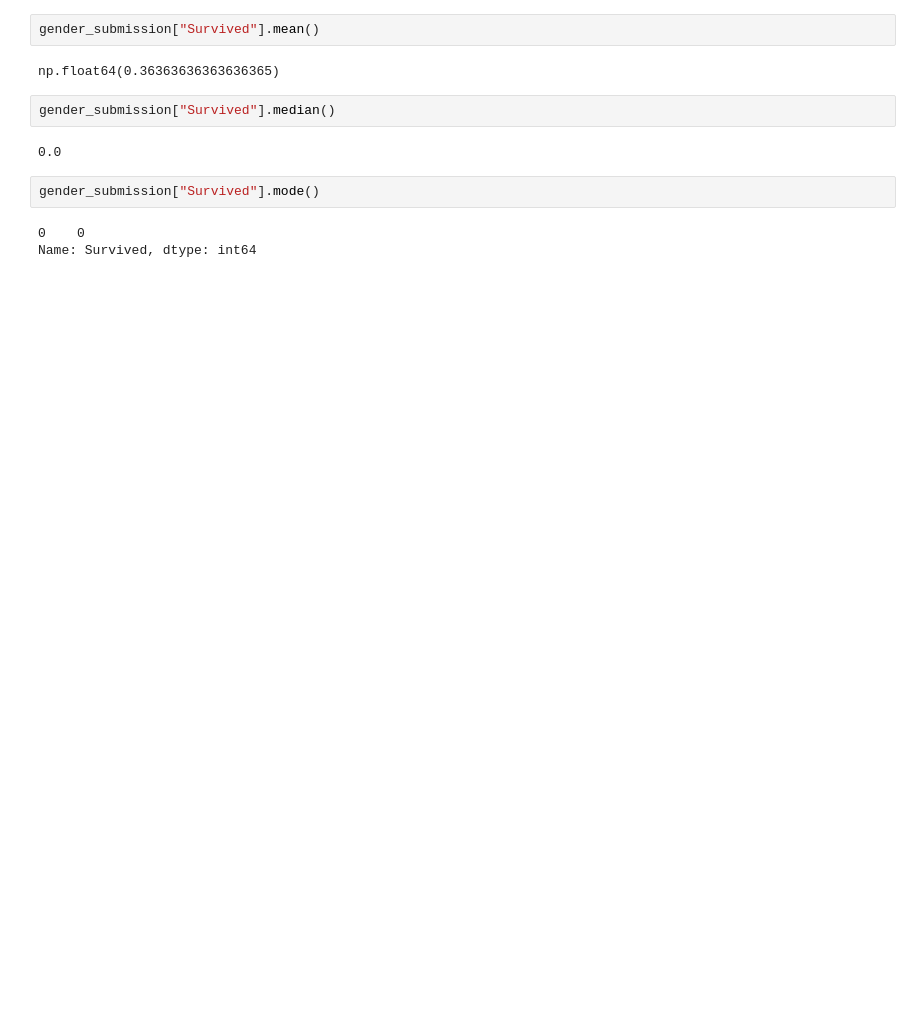
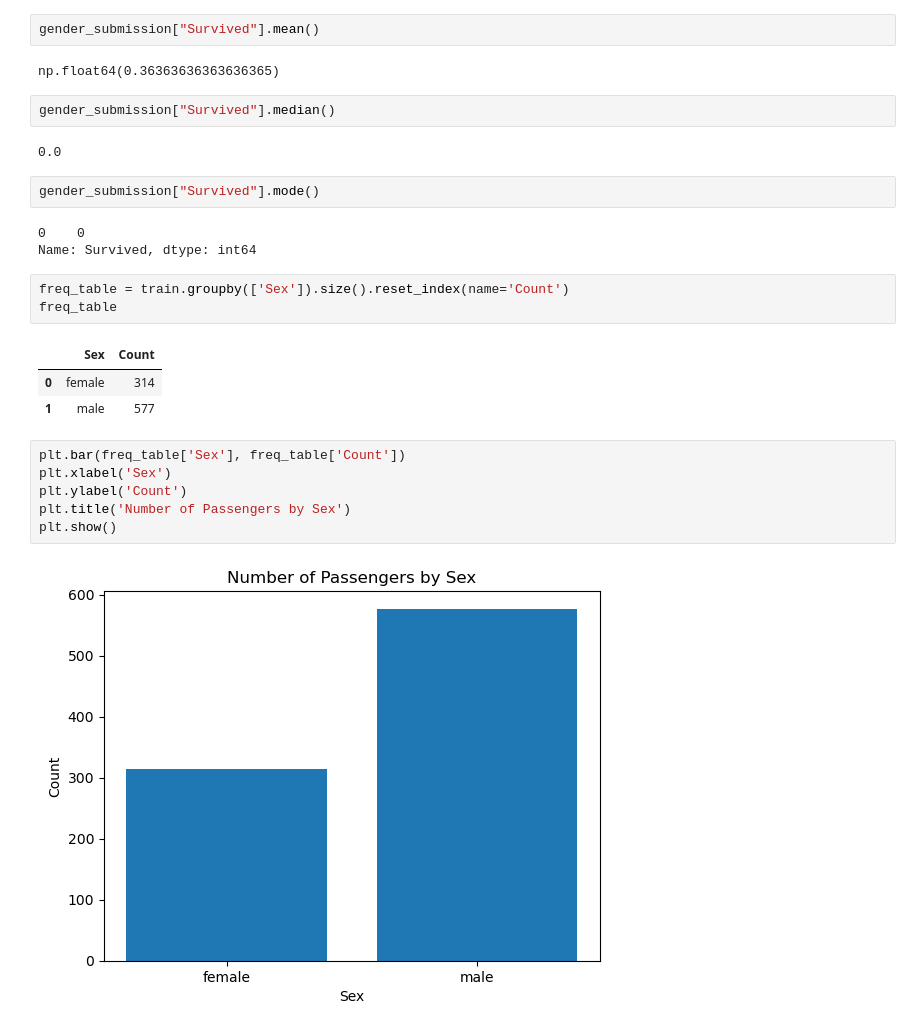
Before and after one commit to faithbitengo5-dot/Titanic_Prediction, a Jupyter notebook: Titanic.ipynb, the cells around one changed output. Saved outputs shown, nothing was run; the diff lists cells and outputs as text; blank space fills up the shorter version.

```diff
--- a/Titanic.ipynb
+++ b/Titanic.ipynb
@@ -166,3 +166,18 @@ gender_submission["Survived"].mode()
 # %% [output]
 0    0
 Name: Survived, dtype: int64
+# %%
+freq_table = train.groupby(['Sex']).size().reset_index(name='Count')
+freq_table
+# %% [output]
+|  | Sex | Count |
+| 0 | female | 314 |
+| 1 | male | 577 |
+# %%
+plt.bar(freq_table['Sex'], freq_table['Count'])
+plt.xlabel('Sex')
+plt.ylabel('Count')
+plt.title('Number of Passengers by Sex')
+plt.show()
+# %% [output]
+[figure, added]
```
Also changed, not shown: parts of 13 cells of this notebook.
